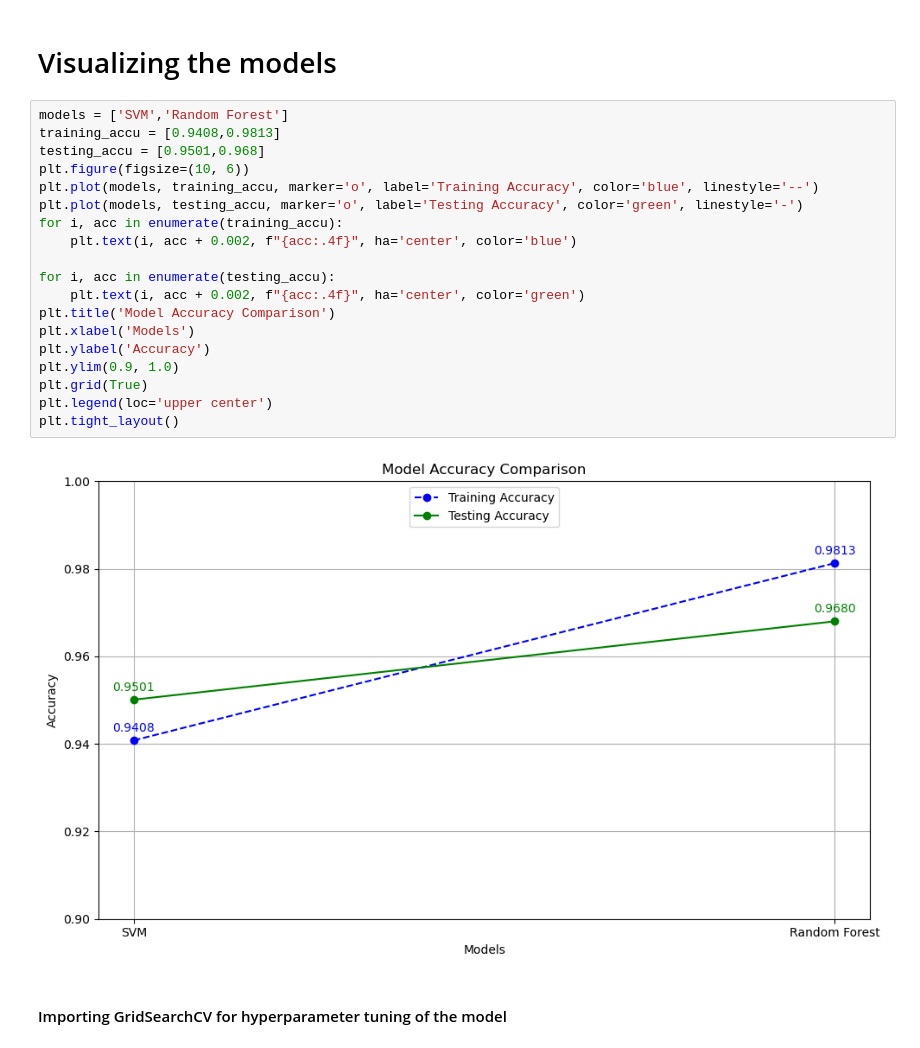
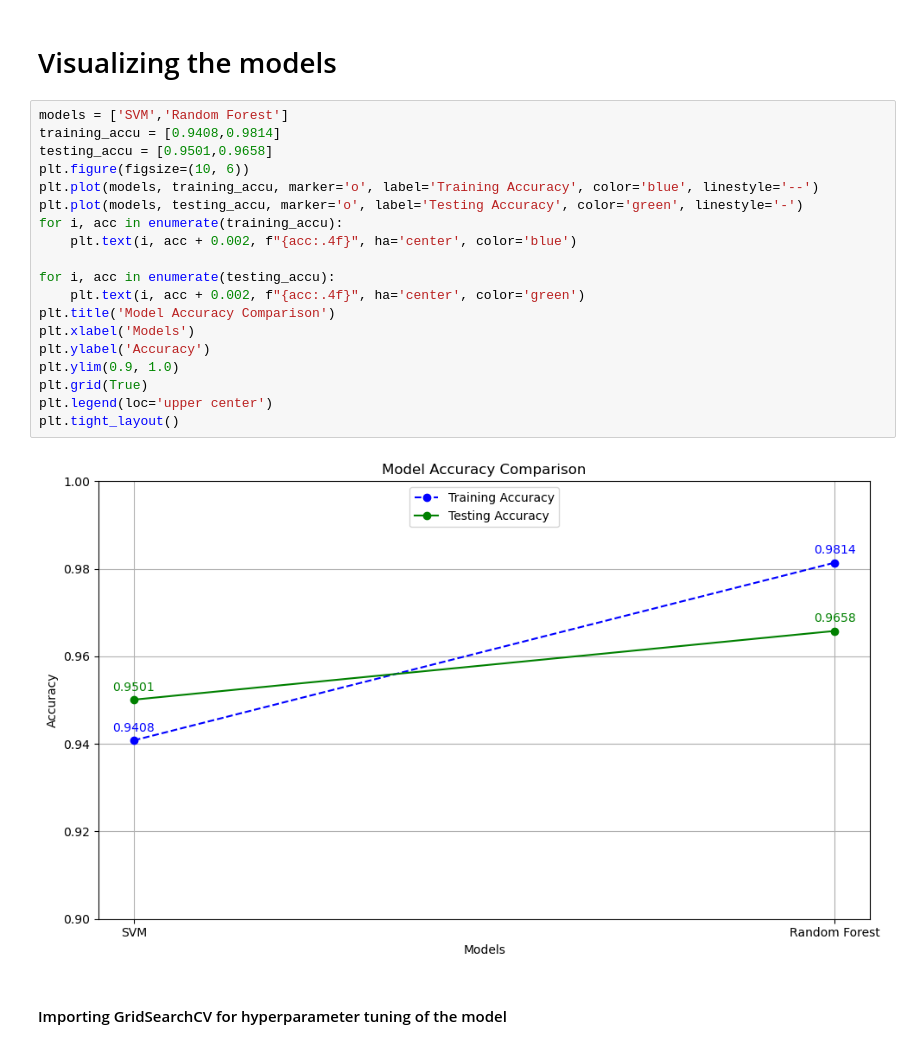
Before and after one commit to NityaChauhan04/ML-Project, a Jupyter notebook: notebooks/Sleep_Prediction.ipynb, the cells around one changed output. Cells and saved outputs as stored; diff of their text form.

```diff
--- a/notebooks/Sleep_Prediction.ipynb
+++ b/notebooks/Sleep_Prediction.ipynb
@@ -292,25 +292,25 @@ The Confusion Matrix for Random Forest Classifier is:
 # Visualizing the models
 # %%
 models = ['SVM','Random Forest']
-training_accu = [0.9408,0.9813]
-testing_accu = [0.9501,0.968]
+training_accu = [0.9408,0.9814]
+testing_accu = [0.9501,0.9658]
 plt.figure(figsize=(10, 6))
 plt.plot(models, training_accu, marker='o', label='Training Accuracy', color='blue', linestyle='--')
 plt.plot(models, testing_accu, marker='o', label='Testing Accuracy', color='green', linestyle='-')
 for i, acc in enumerate(training_accu):
     plt.text(i, acc + 0.002, f"{acc:.4f}", ha='center', color='blue')
 
 for i, acc in enumerate(testing_accu):
     plt.text(i, acc + 0.002, f"{acc:.4f}", ha='center', color='green')
 plt.title('Model Accuracy Comparison')
 plt.xlabel('Models')
 plt.ylabel('Accuracy')
 plt.ylim(0.9, 1.0)
 plt.grid(True)
 plt.legend(loc='upper center')
 plt.tight_layout()
 # %% [output]
-[figure, old version]
+[figure, new version]
 # %% [markdown]
 #### Importing GridSearchCV for hyperparameter tuning of the model
 # %%
```
Also changed, not shown: parts of 15 cells of this notebook, 2 other files.
